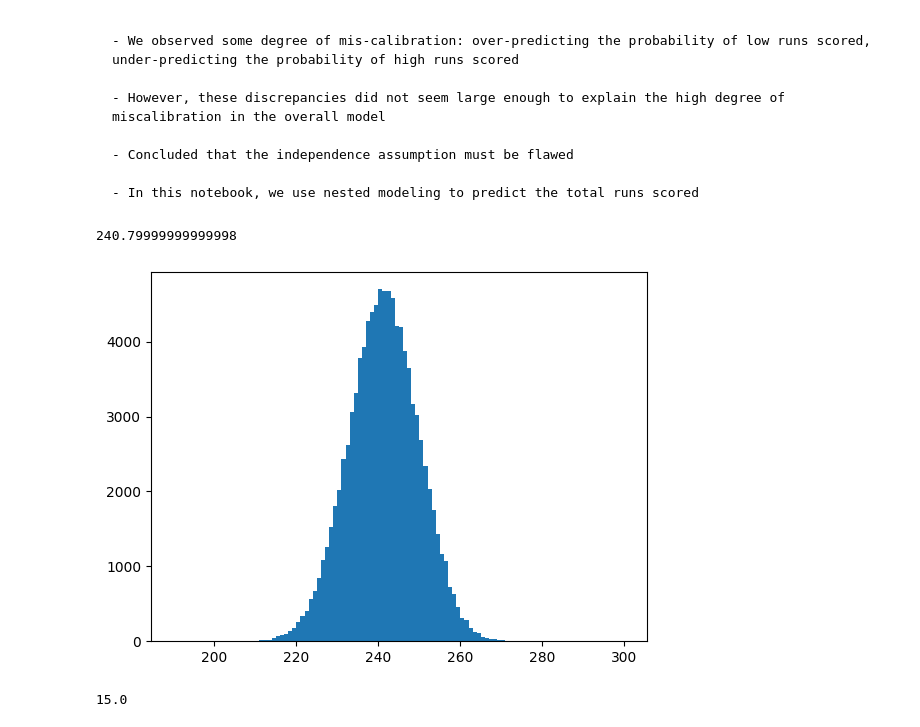
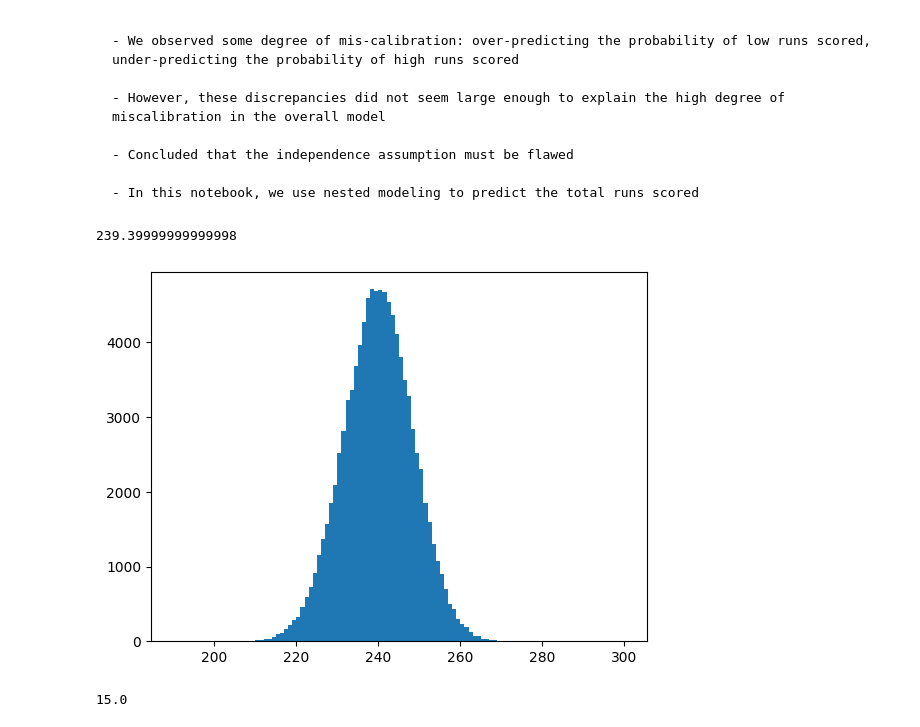
Before and after one commit to brbutler304/beatingVegas, a Jupyter notebook: 15 - OU Nested Model.ipynb, the cells around one changed output. Saved outputs shown, nothing was run; the diff lists cells and outputs as text; code cells hidden in the pictures.

```diff
--- a/15 - OU Nested Model.ipynb
+++ b/15 - OU Nested Model.ipynb
@@ -22,15 +22,15 @@ import scipy as sp
 pd.set_option('display.max_columns',1000)
 pd.set_option('display.max_rows',1000)
 # %%
-# How unlikely is it that we would get 197 (or fewer) successes in 344 trials if the success probability is .7?
+# How unlikely is it that we would get 197 (or fewer) successes in 342 trials if the success probability is .7?
 
-.7*(197+147)
+.7*(194+148)
 # %% [output]
-240.79999999999998
+239.39999999999998
 # %%
-plt.hist(np.random.binomial(n=(197+147), p=.7, size=100000), bins=np.linspace(190,300,111));
+plt.hist(np.random.binomial(n=(194+148), p=.7, size=100000), bins=np.linspace(190,300,111));
 # %% [output]
-[figure, old version]
+[figure, new version]
 # %%
 df = pd.read_csv('df_bp9.csv', low_memory=False)
 
```
Also changed, not shown: parts of 52 cells of this notebook, 18 other files.
